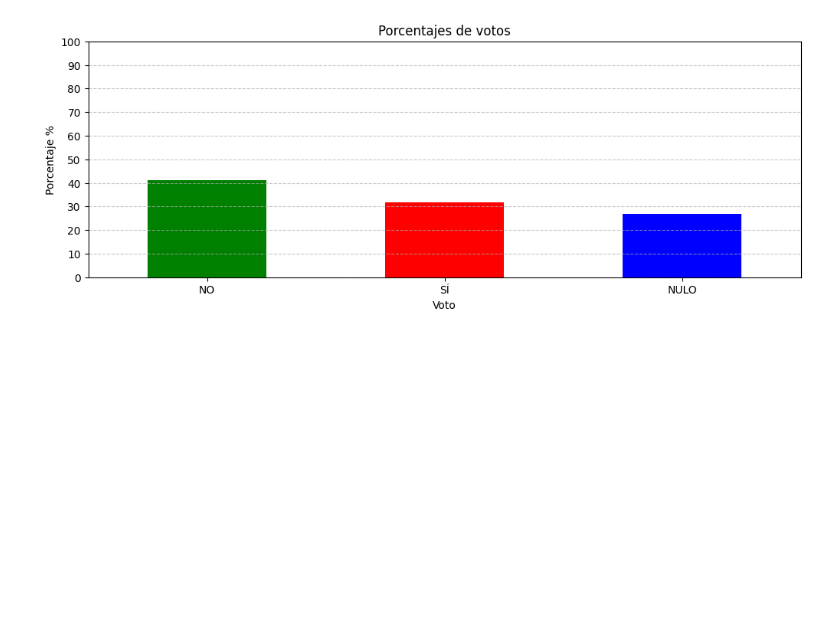
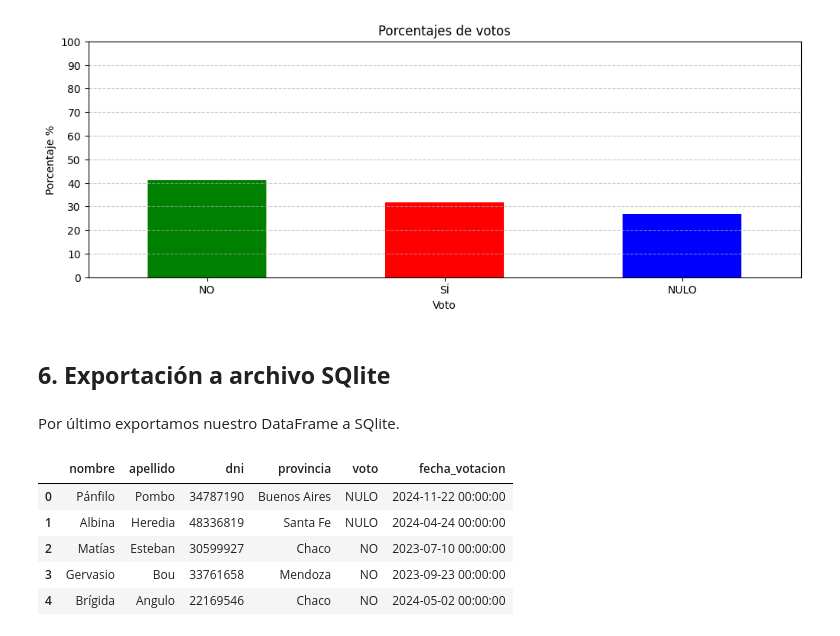
Before and after one commit to GastonFlorenciano/parcial1_tlp3_Gaston_Florenciano, a Jupyter notebook: main.ipynb, the cells around one changed output. Drawn from its saved outputs; the diff is of its cells as text; code cells hidden in the pictures; blank space fills up the shorter version.

Commit message:
chore: :sparkles: Exportar el DataFrame a SQlite

```diff
--- a/main.ipynb
+++ b/main.ipynb
@@ -278,3 +278,24 @@ plt.grid(axis='y', linestyle='--', alpha=0.7)
 plt.show()
 # %% [output]
 [figure]
+# %% [markdown]
+## **6. Exportación a archivo SQlite**
+# %% [markdown]
+Por último exportamos nuestro DataFrame a SQlite.
+# %%
+conn = sqlite3.connect('votaciones.sqlite')
+
+df.to_sql('votaciones', conn, if_exists='replace', index=False)
+
+df = pd.read_sql_query("SELECT * FROM votaciones", conn)
+
+conn.close()
+
+df.head()
+# %% [output]
+|  | nombre | apellido | dni | provincia | voto | fecha_votacion |
+| 0 | Pánfilo | Pombo | 34787190 | Buenos Aires | NULO | 2024-11-22 00:00:00 |
+| 1 | Albina | Heredia | 48336819 | Santa Fe | NULO | 2024-04-24 00:00:00 |
+| 2 | Matías | Esteban | 30599927 | Chaco | NO | 2023-07-10 00:00:00 |
+| 3 | Gervasio | Bou | 33761658 | Mendoza | NO | 2023-09-23 00:00:00 |
+| 4 | Brígida | Angulo | 22169546 | Chaco | NO | 2024-05-02 00:00:00 |
```
Also changed, not shown: parts of 2 cells of this notebook, 1 other file.
